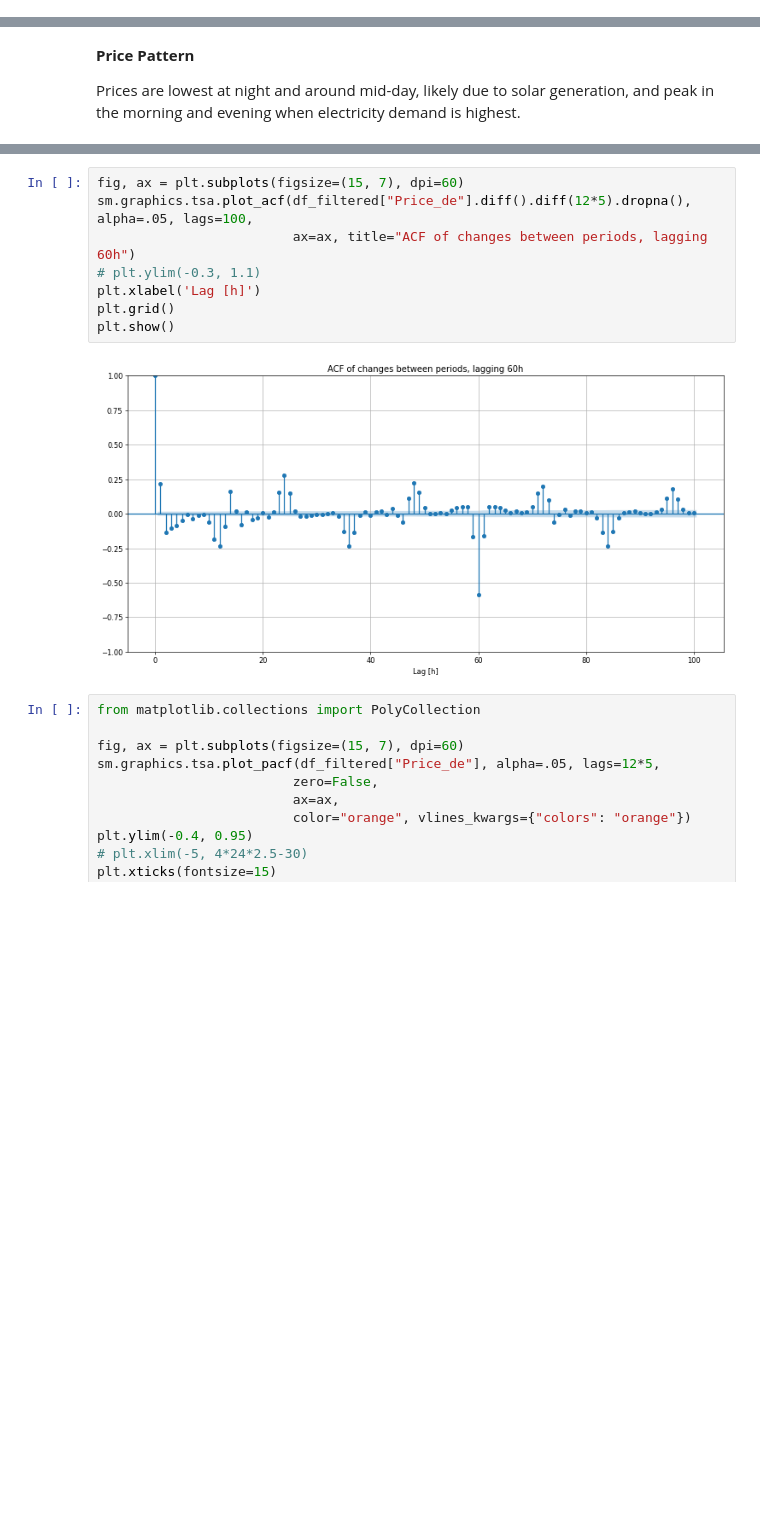
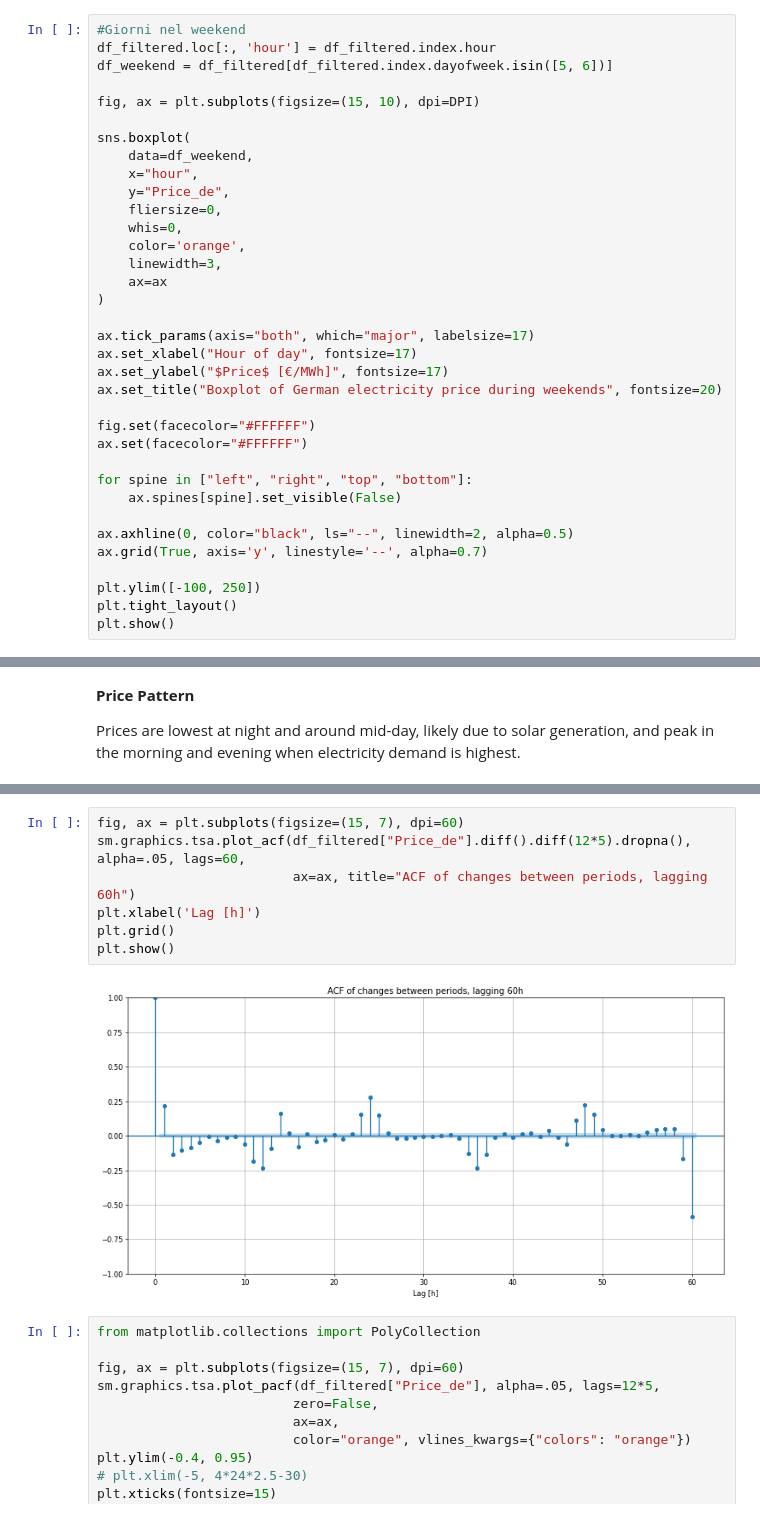
Before and after one commit to samueledelia/German_electricity_prices-assignment, a Jupyter notebook: notebook/1_German_Power_Price_Analysis.ipynb, the cells around one changed output, grey strips where cells are left out. Drawn from its saved outputs; the diff is of its cells as text; blank space fills up the shorter version.

```diff
--- a/notebook/1_German_Power_Price_Analysis.ipynb
+++ b/notebook/1_German_Power_Price_Analysis.ipynb
@@ -461,0 +451,35 @@ See the caveats in the documentation: https://pandas.pydata.org/pandas-docs/stab
+# %%
+#Giorni nel weekend
+df_filtered.loc[:, 'hour'] = df_filtered.index.hour
+df_weekend = df_filtered[df_filtered.index.dayofweek.isin([5, 6])]
+
+fig, ax = plt.subplots(figsize=(15, 10), dpi=DPI)
+
+sns.boxplot(
+    data=df_weekend,
+    x="hour",
+    y="Price_de",
+    fliersize=0,
+    whis=0,
+    color='orange',
+    linewidth=3,
+    ax=ax
+)
+
+ax.tick_params(axis="both", which="major", labelsize=17)
+ax.set_xlabel("Hour of day", fontsize=17)
+ax.set_ylabel("$Price$ [€/MWh]", fontsize=17)
+ax.set_title("Boxplot of German electricity price during weekends", fontsize=20)
+
+fig.set(facecolor="#FFFFFF")
+ax.set(facecolor="#FFFFFF")
+
+for spine in ["left", "right", "top", "bottom"]:
+    ax.spines[spine].set_visible(False)
+
+ax.axhline(0, color="black", ls="--", linewidth=2, alpha=0.5)
+ax.grid(True, axis='y', linestyle='--', alpha=0.7)
+
+plt.ylim([-100, 250])
+plt.tight_layout()
+plt.show()
@@ -532,14 +560,13 @@ plt.show()
 'The first ~3 lags (not considering the lag=0) have the most significant partial autocorrelation. then the lags corresponding to 24h and 48h (also 12h) show noticeable levels.'
 # %%
 fig, ax = plt.subplots(figsize=(15, 7), dpi=60)
-sm.graphics.tsa.plot_acf(df_filtered["Price_de"].diff().diff(12*5).dropna(), alpha=.05, lags=100,
+sm.graphics.tsa.plot_acf(df_filtered["Price_de"].diff().diff(12*5).dropna(), alpha=.05, lags=60,
                          ax=ax, title="ACF of changes between periods, lagging 60h")
-# plt.ylim(-0.3, 1.1)
 plt.xlabel('Lag [h]')
 plt.grid()
 plt.show()
 # %% [output]
-[figure, old version]
+[figure, new version]
 # %%
 from matplotlib.collections import PolyCollection
 
```
Also changed, not shown: parts of 30 cells of this notebook.
